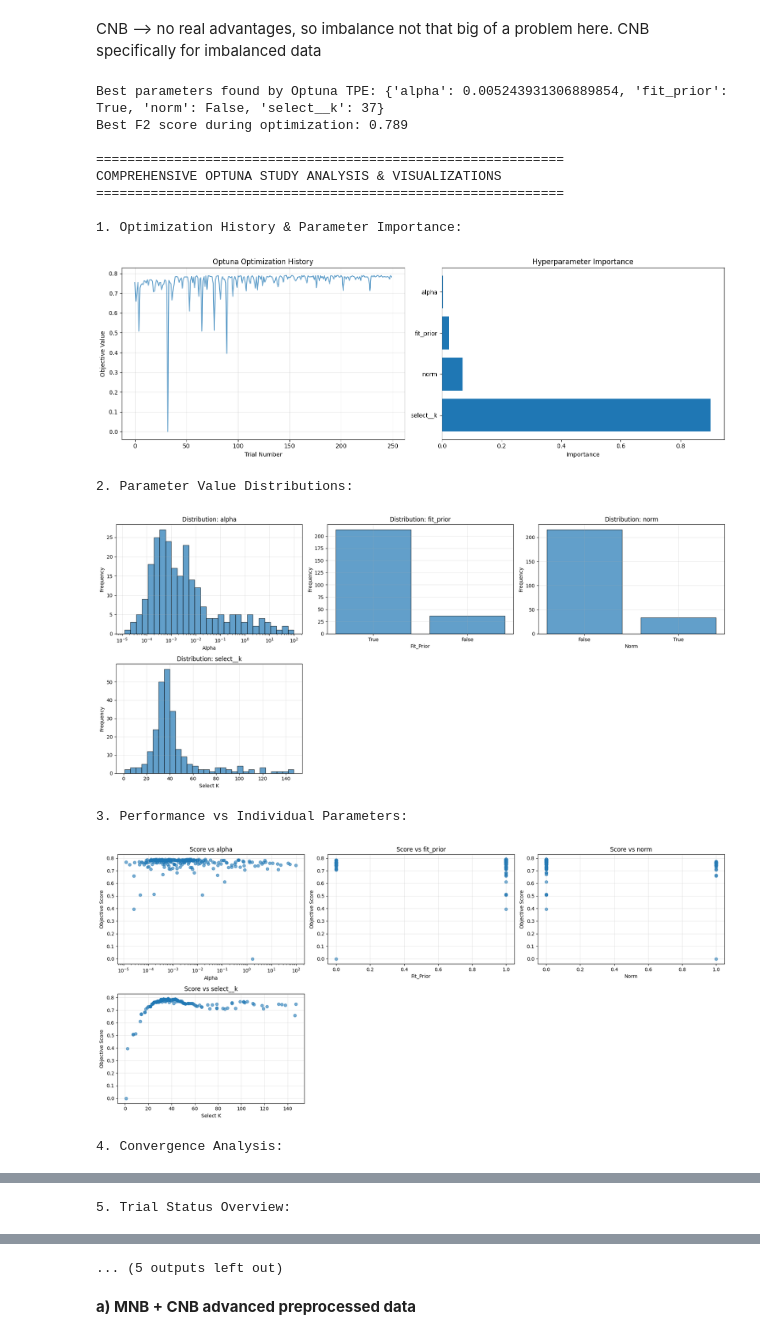
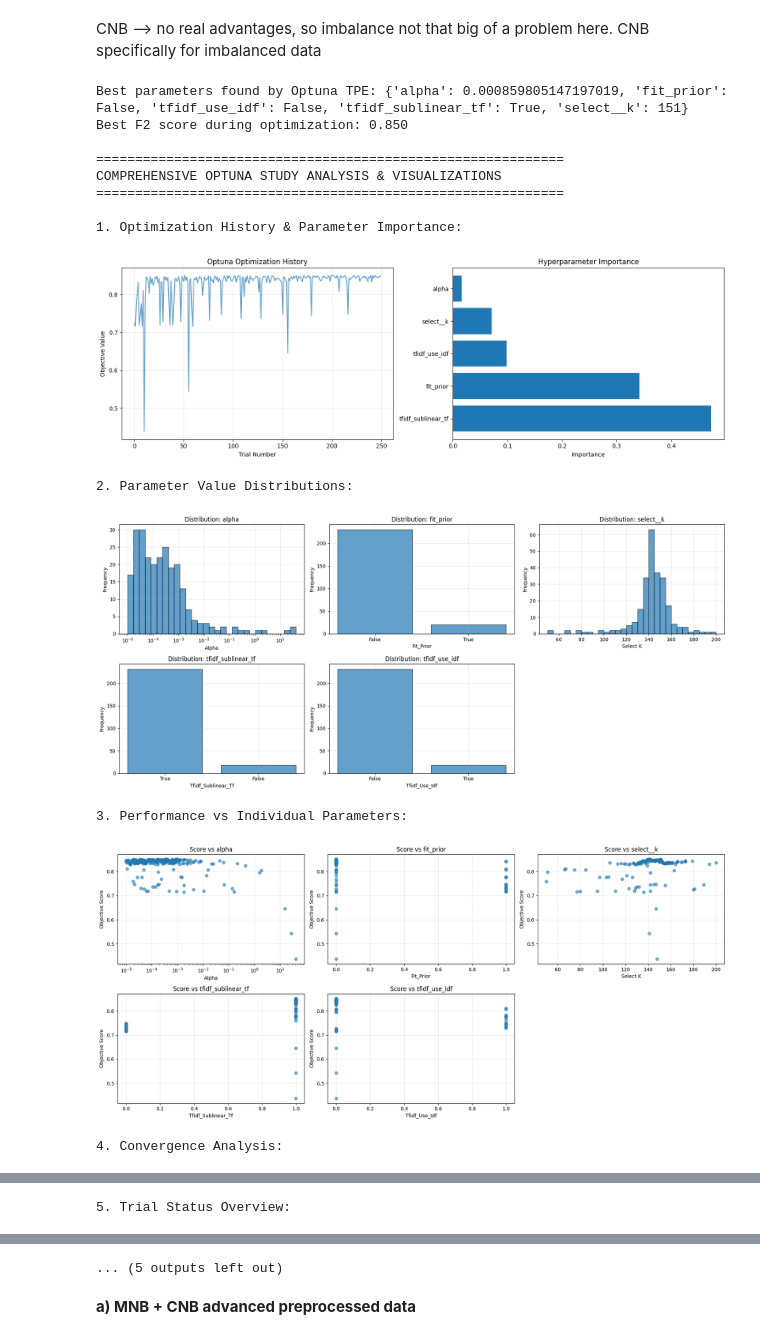
Before and after one commit to theolenko/bachelorsthesis_notebook_code, a Jupyter notebook: 05modeling_pipelines/nb_tfidf.ipynb, the cells around one changed output, grey strips where cells are left out. Drawn from its saved outputs; the diff is of its cells as text; code cells hidden in the pictures.

```diff
--- a/05modeling_pipelines/nb_tfidf.ipynb
+++ b/05modeling_pipelines/nb_tfidf.ipynb
@@ -283,7 +287,7 @@ X_dev, X_test, y_dev, y_test = train_test_split(
 
 # Define a pipeline: TF-IDF vectorization, chi2 feature selection, and a MNB classifier
 pipeline_tfidf_cnb = Pipeline([
-    ("tfidf",   TfidfVectorizer(lowercase=True, norm=None)), #The multinomial distribution normally requires integer feature counts. sklearn
+    ("tfidf",   TfidfVectorizer(lowercase=True, norm=None, use_idf=False, sublinear_tf=True)), #The multinomial distribution normally requires integer feature counts. sklearn
     ("select",  SelectKBest(score_func=chi2, k=2000)),
     ("clf",     ComplementNB(
                     alpha=1.0, #will be optimized during optuna
@@ -299,8 +303,9 @@ cv = StratifiedKFold(n_splits=5, shuffle=True, random_state=42)
 param_space = {
     "clf__alpha": lambda trial: trial.suggest_float("alpha", 1e-5, 1e+2, log=True),
     "clf__fit_prior": lambda trial: trial.suggest_categorical("fit_prior", [True, False]),
-    "clf__norm": lambda trial: trial.suggest_categorical("norm", [True, False]),
-    "select__k": lambda trial: trial.suggest_int("select__k", 1, 150) #widened after first runs and visuals from 50 to 150 to 1 to 150
+    "tfidf__use_idf":      lambda t: t.suggest_categorical("tfidf_use_idf", [False, True]),
+    "tfidf__sublinear_tf": lambda t: t.suggest_categorical("tfidf_sublinear_tf", [False, True]),
+    "select__k": lambda trial: trial.suggest_int("select__k", 50, 200) #widened after first runs and visuals from 50 to 150 to 1 to 150
 }
 
 # Execute Optuna optimization with TPE sampler
@@ -419,37 +424,37 @@ results_summary = {
         'formatted_report': test_report_str  # Human-readable report
     },
     'dataset_info': {
         'train_size': len(X_dev),
         'test_size': len(X_test),
         'train_positive_ratio': y_dev.mean(),
         'test_positive_ratio': y_test.mean()
     }
 }
 
 # Save the properly tuned model with comprehensive results
 dump({
     'model': tuned_model,  # This includes the optimized threshold
     'base_model': base_model,  # Original model without threshold optimization
     'threshold': threshold_results['best_threshold'],
     'cv_score': threshold_results['cv_score'],
     'best_params': best_params,
     'search_type': 'Optuna TPE + TunedThresholdClassifierCV',
     'results_summary': results_summary  # Complete structured results for model comparison
 }, "model_tfidf_cnb_basic.joblib")
 
 print(f"\nModel saved as 'model_tfidf_cnb_basic.joblib'")
 # %% [output]
-Best parameters found by Optuna TPE: {'alpha': 0.005243931306889854, 'fit_prior': True, 'norm': False, 'select__k': 37}
-Best F2 score during optimization: 0.789
+Best parameters found by Optuna TPE: {'alpha': 0.000859805147197019, 'fit_prior': False, 'tfidf_use_idf': False, 'tfidf_sublinear_tf': True, 'select__k': 151}
+Best F2 score during optimization: 0.850
 
 ============================================================
 COMPREHENSIVE OPTUNA STUDY ANALYSIS & VISUALIZATIONS
 ============================================================
 
 1. Optimization History & Parameter Importance:
-[figure, old version]
+[figure, new version]
 2. Parameter Value Distributions:
-[figure, old version]
+[figure, new version]
 3. Performance vs Individual Parameters:
-[figure, old version]
+[figure, new version]
 4. Convergence Analysis:
```
Also changed, not shown: parts of 5 cells of this notebook, 28 other files.
